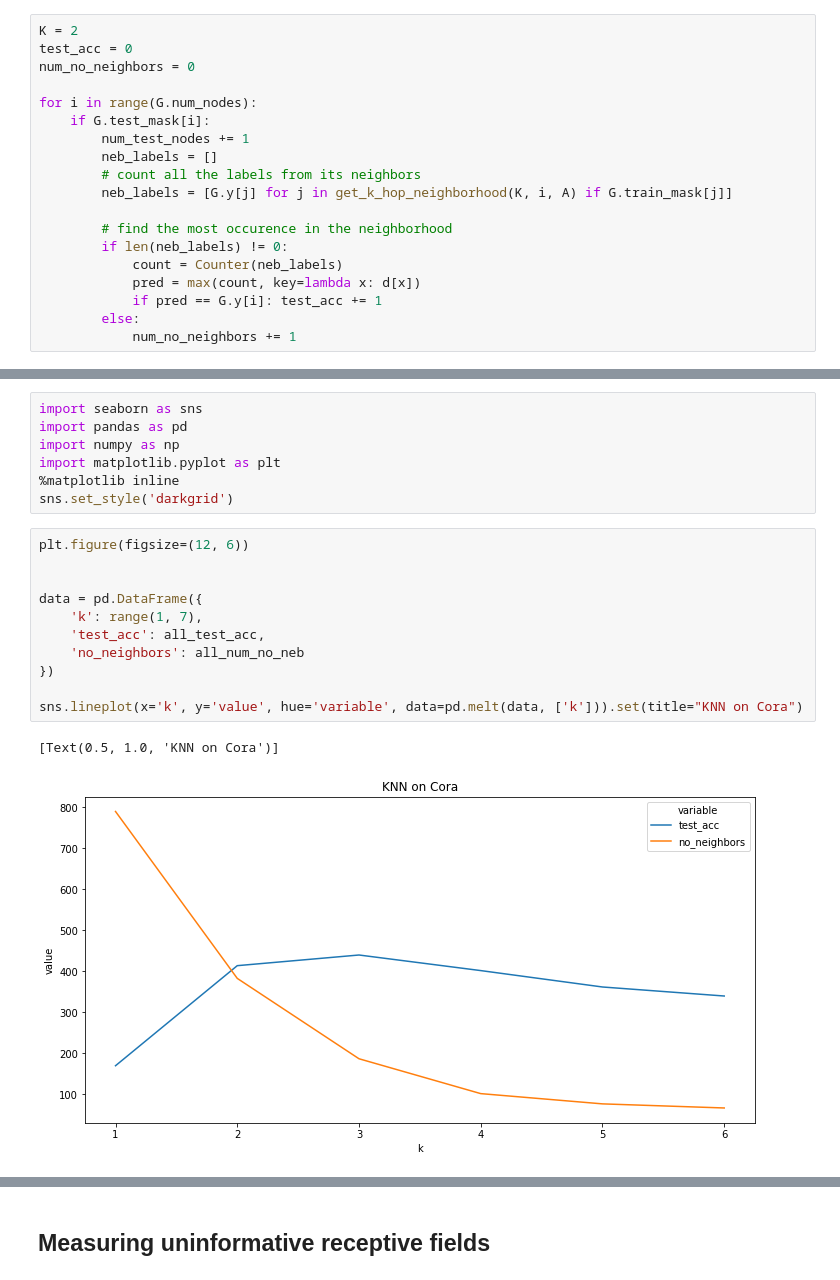
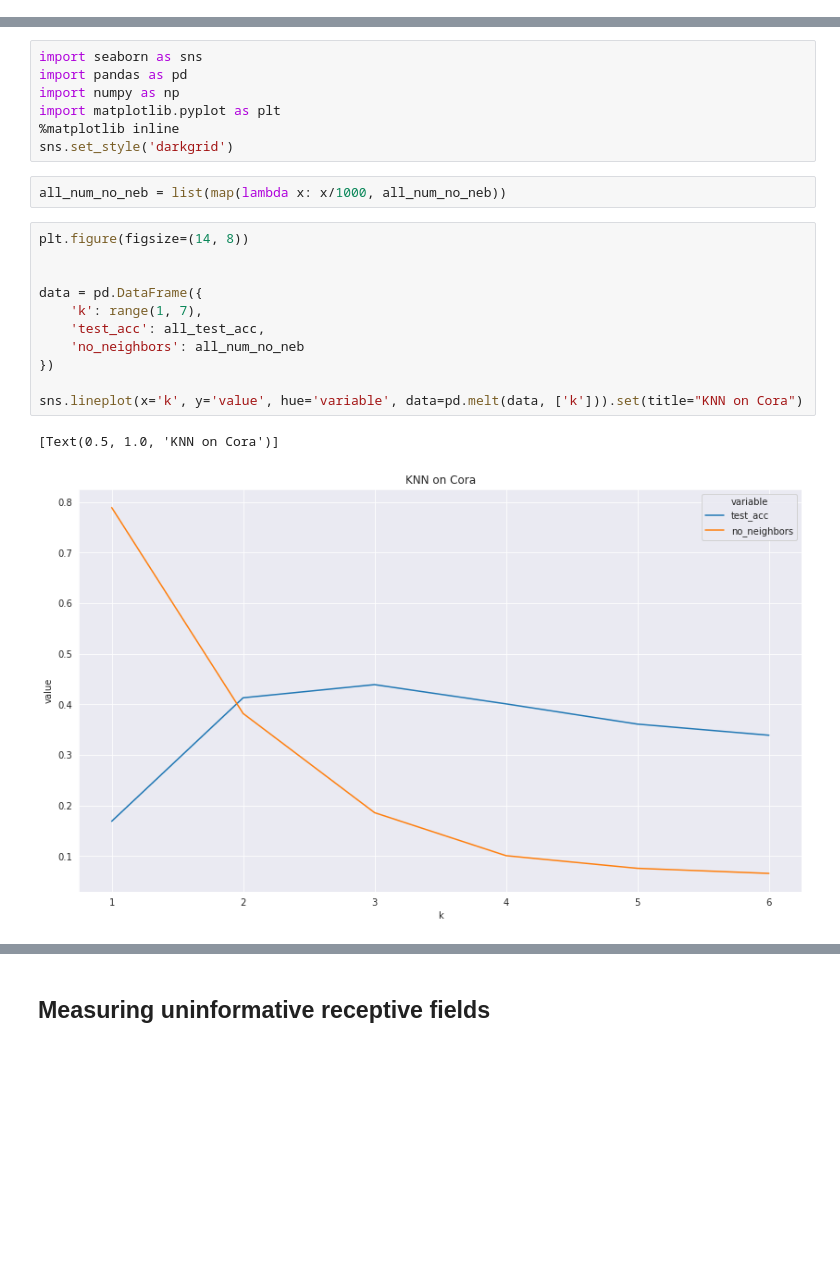
Before and after one commit to achrafash/gnn-receptive-fields, a Jupyter notebook: 00_knn_cora.ipynb, the cells around one changed output, grey strips where cells are left out. Saved outputs shown, nothing was run; the diff lists cells and outputs as text; blank space fills up the shorter version.

```diff
--- a/00_knn_cora.ipynb
+++ b/00_knn_cora.ipynb
@@ -124,22 +124,3 @@ def get_k_hop_neighborhood(k:int, adj: torch.tensor) -> list:
         k_hop_neb.append(k_neb)
 
     return k_hop_neb
-# %%
-K = 2
-test_acc = 0
-num_no_neighbors = 0
-
-for i in range(G.num_nodes):
-    if G.test_mask[i]:
-        num_test_nodes += 1
-        neb_labels = []
-        # count all the labels from its neighbors
-        neb_labels = [G.y[j] for j in get_k_hop_neighborhood(K, i, A) if G.train_mask[j]]
-
-        # find the most occurence in the neighborhood
-        if len(neb_labels) != 0:
-            count = Counter(neb_labels)
-            pred = max(count, key=lambda x: d[x])
-            if pred == G.y[i]: test_acc += 1
-        else:
-            num_no_neighbors += 1
@@ -200,19 +173,21 @@ import numpy as np
 import matplotlib.pyplot as plt
 %matplotlib inline
 sns.set_style('darkgrid')
+# %%
+all_num_no_neb = list(map(lambda x: x/1000, all_num_no_neb))
 # %%
-plt.figure(figsize=(12, 6))
+plt.figure(figsize=(14, 8))
 
 
 data = pd.DataFrame({
     'k': range(1, 7),
     'test_acc': all_test_acc,
     'no_neighbors': all_num_no_neb
 })
 
 sns.lineplot(x='k', y='value', hue='variable', data=pd.melt(data, ['k'])).set(title="KNN on Cora")
 # %% [output]
 [Text(0.5, 1.0, 'KNN on Cora')]
-[figure, old version]
+[figure, new version]
 # %% [markdown]
 Even with a depth of 3 we keep getting better results (the vanilla GCN lose its accuracy after 2 layers).
```
Also changed, not shown: parts of 13 cells of this notebook.
